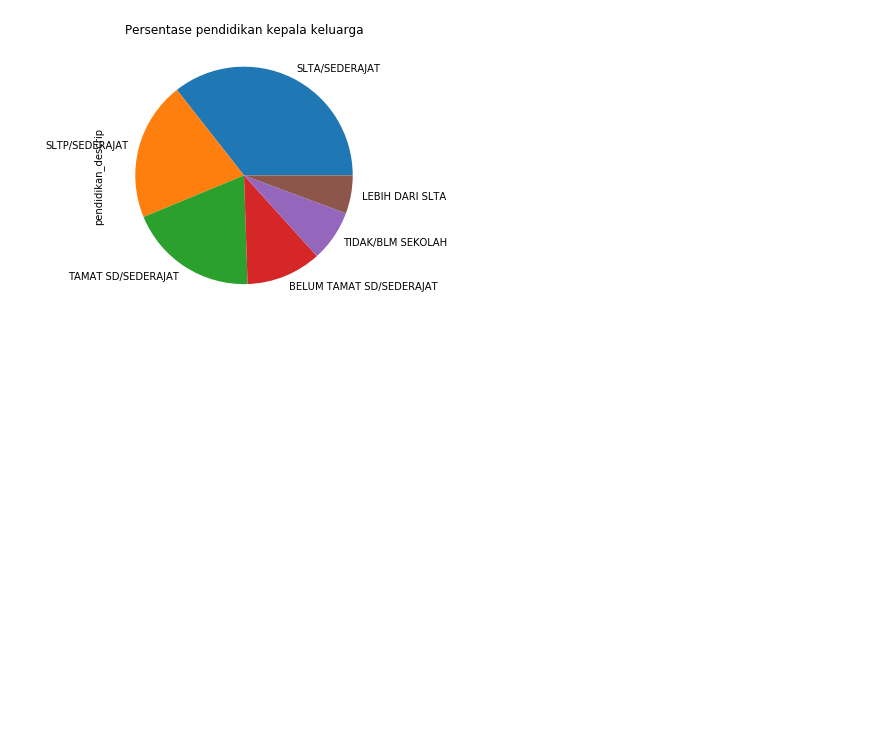
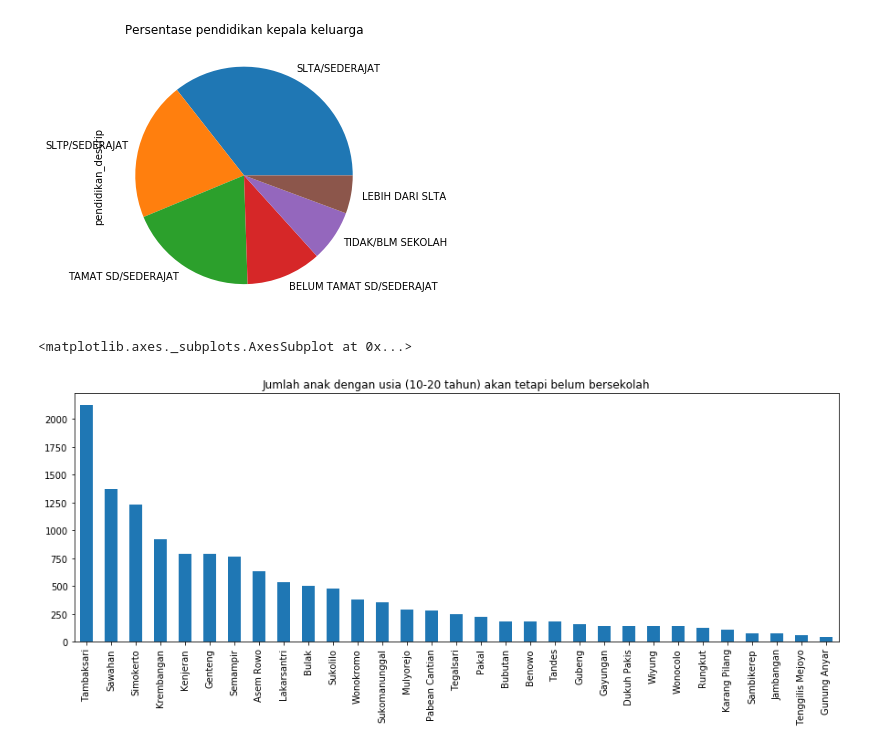
Before and after one commit to anggiemeythia/FPVisinf, a Jupyter notebook: Final Project Visualisasi.ipynb, the cells around one changed output. Drawn from its saved outputs; the diff is of its cells as text; code cells hidden in the pictures; blank space fills up the shorter version.

```diff
--- a/Final Project Visualisasi.ipynb
+++ b/Final Project Visualisasi.ipynb
@@ -93,2 +91,18 @@ gakinSBY['pendidikan_descrip'].value_counts().plot(kind='pie', title='Persentase
+# %%
+#7. Jumlah anak dengan usia (10-20 tahun) akan tetapi belum bersekolah
+thnLahir = gakinSBY['tgl_lhr'].astype(str).str[:4]
+#membuat kolom usia
+thn = thnLahir.astype(int)
+usia = 2019 - thn
+gakinSBY['usia'] = usia
+
+isAnak = gakinSBY['hubkel']=='ANAK'
+isTidakSekolah = gakinSBY['pendidikan_descrip']=='TIDAK/BLM SEKOLAH'
+isWajibSekolah = (gakinSBY['usia']>10) &  (gakinSBY['usia']<20)
+
+gakinSBY[isWajibSekolah][isAnak][isTidakSekolah]['kecamatan'].value_counts().plot(kind='bar', title='Jumlah anak dengan usia (10-20 tahun) akan tetapi belum bersekolah')
+# %% [output]
+<matplotlib.axes._subplots.AxesSubplot at 0x...>
+[figure, added]
 # %%
 #Gamal Disini
```
Also changed, not shown: parts of 1 cell of this notebook.
